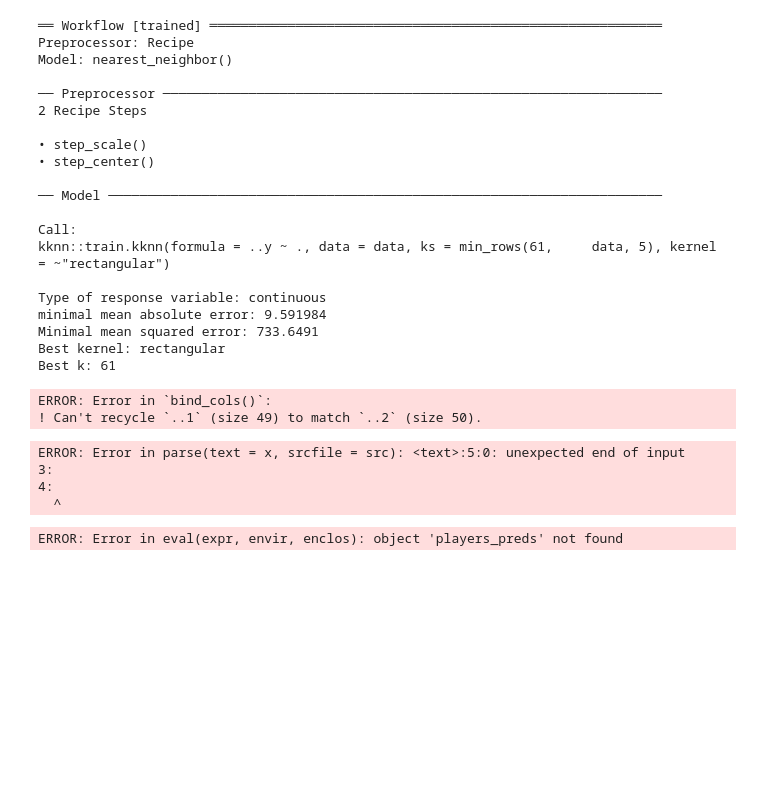
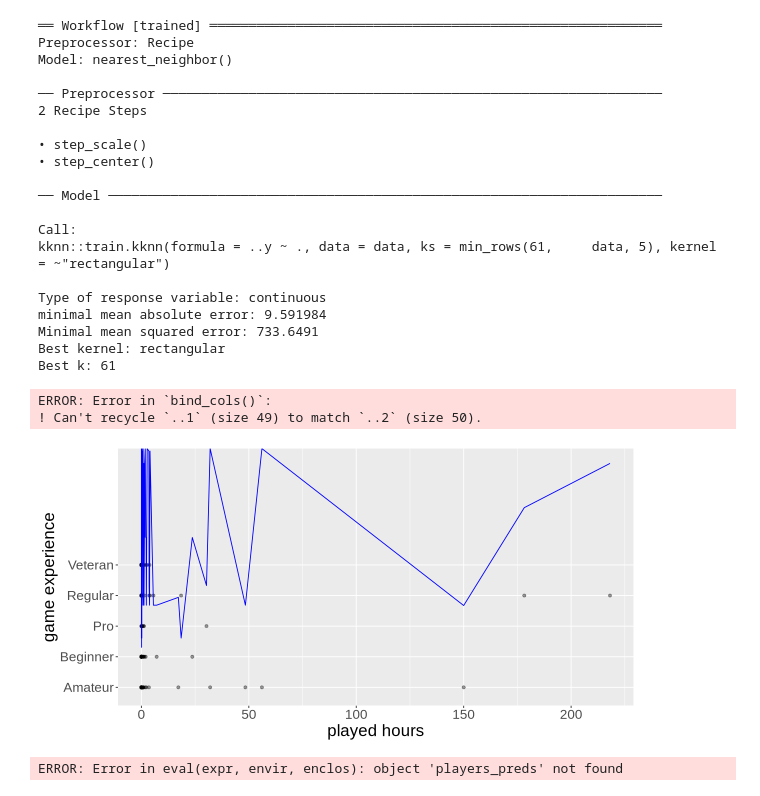
Before and after one commit to AnaSri-DSCI/dsci-100-2025-group-005-18, a Jupyter notebook: DSCI_Final_Project.ipynb, the cells around one changed output. Cells and saved outputs as stored; diff of their text form; code cells hidden in the pictures; blank space fills up the shorter version.

Commit message:
flawed linear regression plot

```diff
--- a/DSCI_Final_Project.ipynb
+++ b/DSCI_Final_Project.ipynb
@@ -223,13 +223,23 @@ Best k: 61
 ERROR: Error in `bind_cols()`:
 ! Can't recycle `..1` (size 49) to match `..2` (size 50).
 # %%
+players_training_clean <- players_training |>
+    drop_na(Age)
+players_pred <- players_best_fit |>
+    predict(players_training_clean) |>
+    bind_cols(players_training_clean)
 
-players_pred <- predict(players_best_fit, players_training) |>
+lm_predictions <- players_pred |>
+    ggplot(aes(x = played_hours, y = experience)) +
+        geom_point(alpha = 0.4) +
+        geom_line(mapping = aes(x = played_hours, y = .pred), color = "blue") +
+        xlab("played hours") +
+        ylab("game experience") +
+        theme(text = element_text(size = 20))
+
+lm_predictions
 # %% [output]
-ERROR: Error in parse(text = x, srcfile = src): <text>:5:0: unexpected end of input
-3:
-4:
-  ^
+[figure, added]
 # %%
 marathon_plot <- players_preds |>
     ggplot(aes(x = played_hours, y = experience)) +
```
Also changed, not shown: parts of 1 cell of this notebook.
